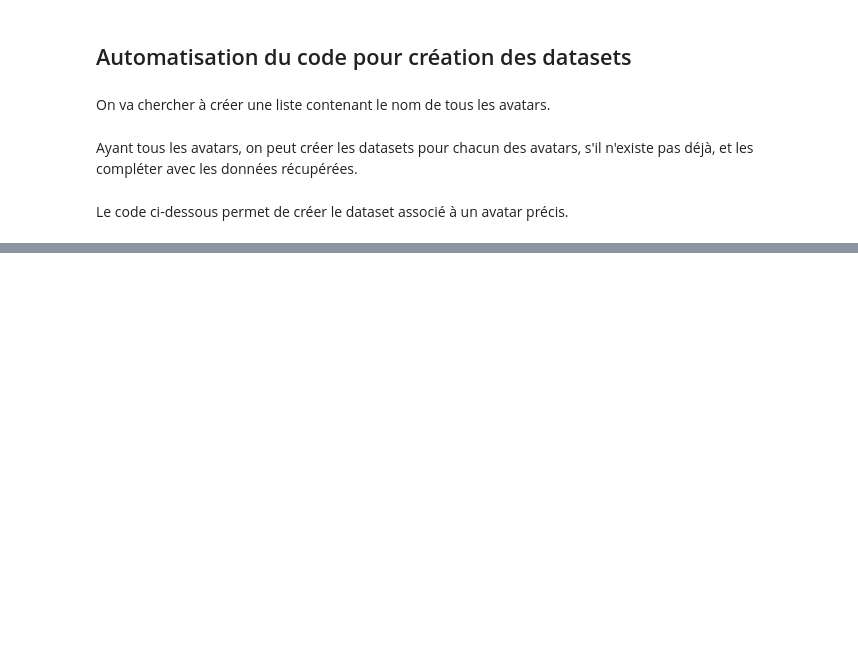
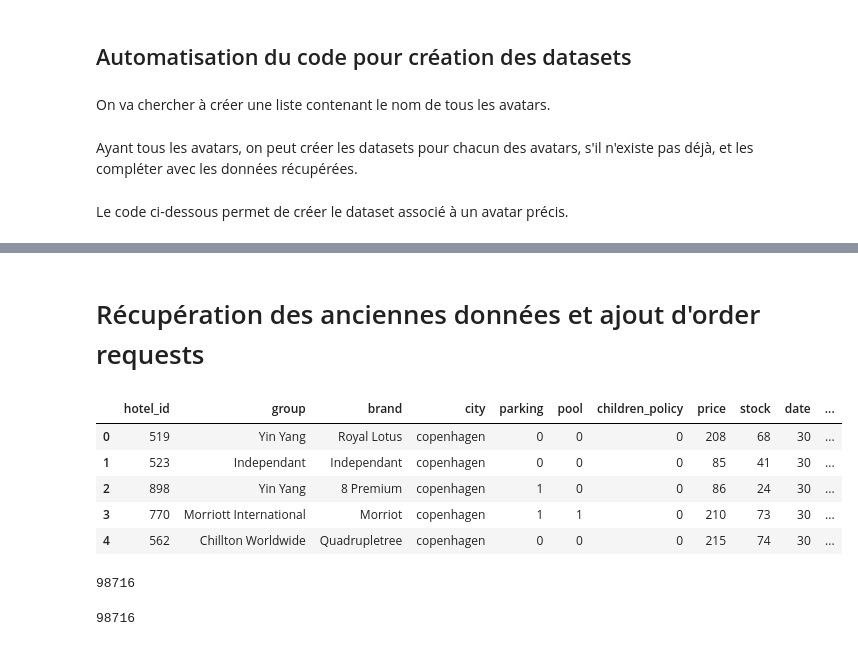
Before and after one commit to njulia1/Defi-IA-2023, a Jupyter notebook: defi_ia.ipynb, the cells around one changed output, grey strips where cells are left out. Saved outputs shown, nothing was run; the diff lists cells and outputs as text; code cells hidden in the pictures; blank space fills up the shorter version.

```diff
--- a/defi_ia.ipynb
+++ b/defi_ia.ipynb
@@ -236,0 +260,34 @@ for dataset_path in datasets:
+# %% [markdown]
+# Récupération des anciennes données et ajout d'order requests
+# %%
+data_nini = pd.read_csv('datasets/Tess_data.csv')
+data_nini = data_nini.sort_values(by = ['date', 'language'], ascending = False)
+data_nini.head()
+# %% [output]
+|  | hotel_id | group | brand | city | parking | pool | children_policy | price | stock | date | ... |
+| 0 | 519 | Yin Yang | Royal Lotus | copenhagen | 0 | 0 | 0 | 208 | 68 | 30 | ... |
+| 1 | 523 | Independant | Independant | copenhagen | 0 | 0 | 0 | 85 | 41 | 30 | ... |
+| 2 | 898 | Yin Yang | 8 Premium | copenhagen | 1 | 0 | 0 | 86 | 24 | 30 | ... |
+| 3 | 770 | Morriott International | Morriot | copenhagen | 1 | 1 | 0 | 210 | 73 | 30 | ... |
+| 4 | 562 | Chillton Worldwide | Quadrupletree | copenhagen | 0 | 0 | 0 | 215 | 74 | 30 | ... |
+# %%
+len(data_nini.index)
+# %% [output]
+98716
+# %%
+dates = data_nini['date']
+languages = data_nini['language']
+
+list_order_requests = [1]
+
+order_request = 1
+
+for i in range(1,len(data_nini.index)):
+    if data_nini.iloc[i-1]['date'] == data_nini.iloc[i]['date'] and data_nini.iloc[i-1]['language'] == data_nini.iloc[i]['language']:
+        list_order_requests.append(order_request)
+    else:
+        order_request += 1
+        list_order_requests.append(order_request)
+print(len(list_order_requests))
+# %% [output]
+98716
```
Also changed, not shown: parts of 13 cells of this notebook, 15 other files.
